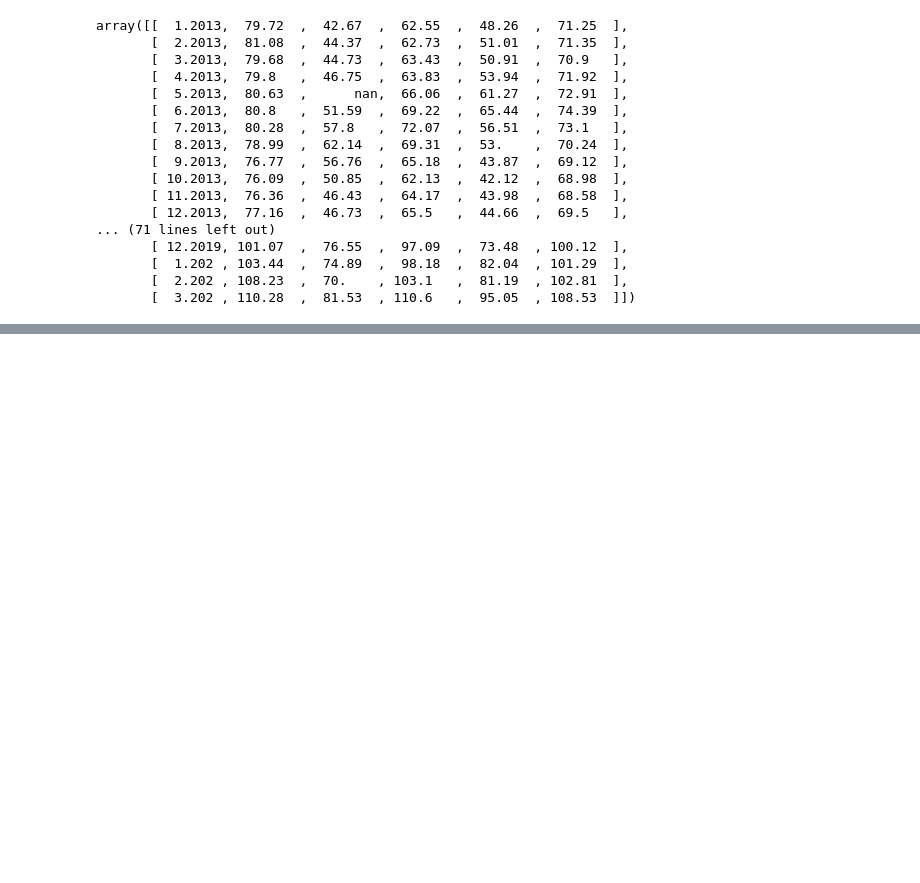
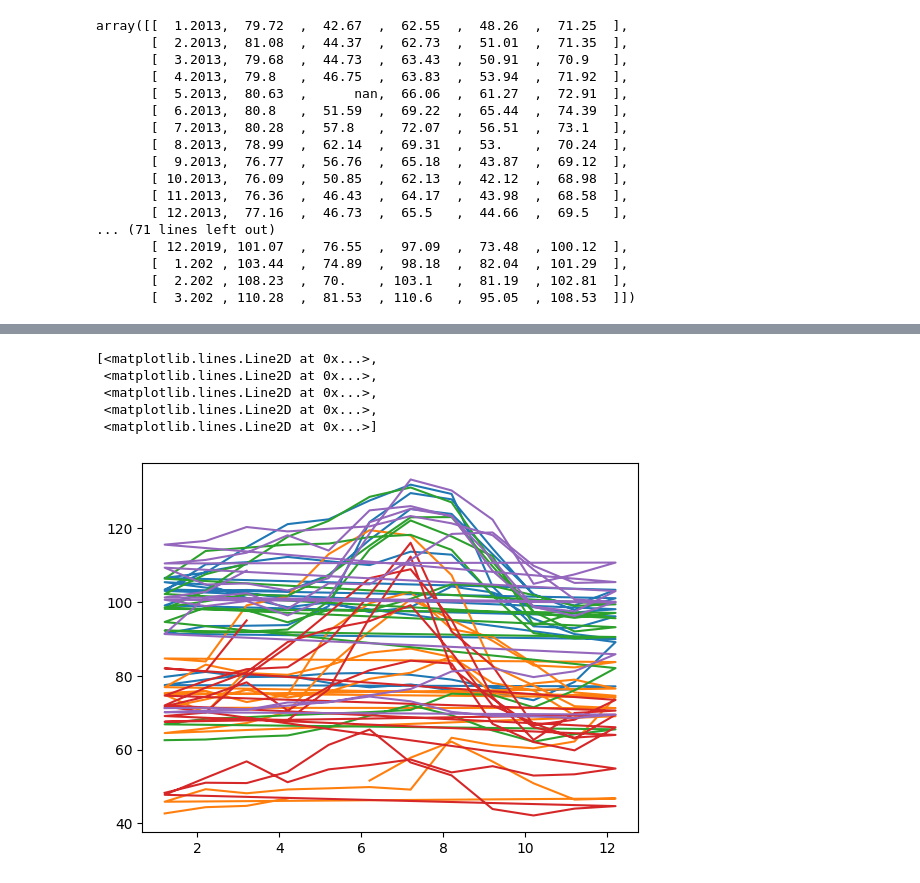
Before and after one commit to dscamacho333/Data_Science_Course, a Jupyter notebook: Numpy.ipynb, the cells around one changed output, grey strips where cells are left out. Drawn from its saved outputs; the diff is of its cells as text; code cells hidden in the pictures; blank space fills up the shorter version.

Commit message:
Learning about how to select data and how to compare arrays

```diff
--- a/Numpy.ipynb
+++ b/Numpy.ipynb
@@ -119,0 +126,5 @@ array([[  1.2013,  79.72  ,  42.67  ,  62.55  ,  48.26  ,  71.25  ],
+# %%
+apple_dataset_dates_array : np.ndarray= apples_dataset_array_transposed[
+    :, # Row Attribute (: means all)
+    0  # Column Attribute (Column index number)
+]
@@ -119,0 +147,5 @@ array([[  1.2013,  79.72  ,  42.67  ,  62.55  ,  48.26  ,  71.25  ],
+# %%
+apple_dataset_prices_array : np.ndarray = apples_dataset_array_transposed[
+    :, # All Rows
+    1: # From Column 1 to the last one (If I want an specific number goes like initial_column (inclusive) : final_column (Exclusive) )
+]
@@ -119,0 +174,14 @@ array([[  1.2013,  79.72  ,  42.67  ,  62.55  ,  48.26  ,  71.25  ],
+# %%
+# All Cities Graph (Not legible)
+
+plt.plot(
+  apple_dataset_dates_array,
+  apple_dataset_prices_array
+)
+# %% [output]
+[<matplotlib.lines.Line2D at 0x...>,
+ <matplotlib.lines.Line2D at 0x...>,
+ <matplotlib.lines.Line2D at 0x...>,
+ <matplotlib.lines.Line2D at 0x...>,
+ <matplotlib.lines.Line2D at 0x...>]
+[figure, added]
```
Also changed, not shown: parts of 21 cells of this notebook.
